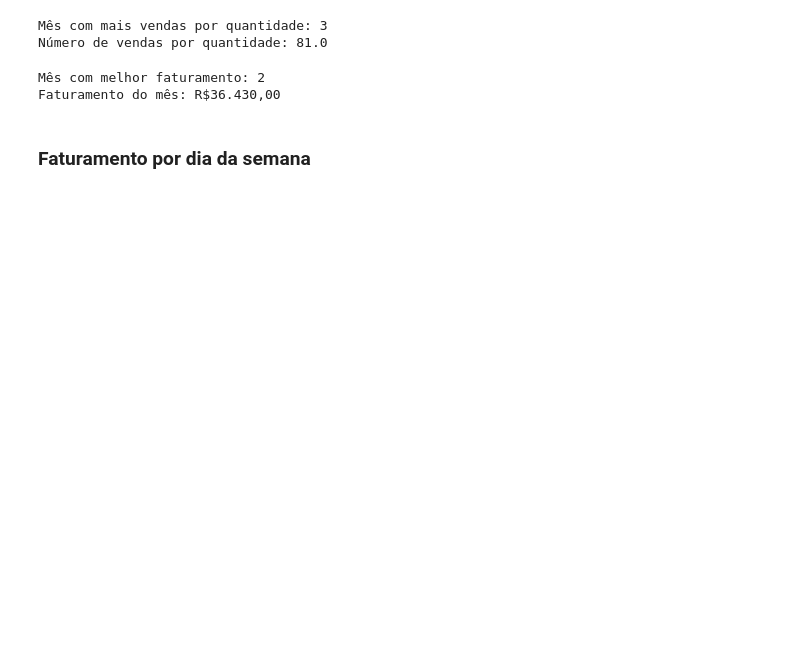
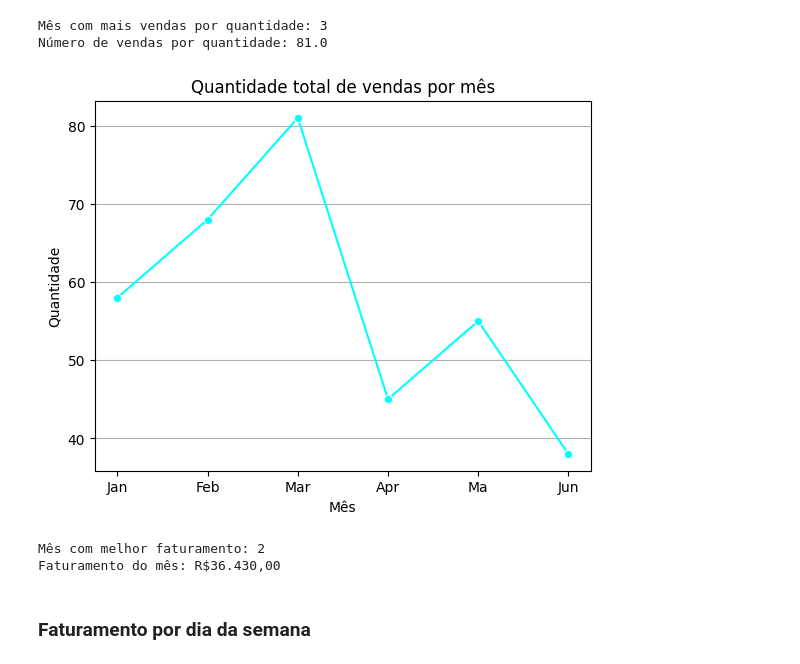
Before and after one commit to GustavoTML/sales-data-analysis-pandas, a Jupyter notebook: analise_nivel_3/dataframe_nivel_3.ipynb, the cells around one changed output. Cells and saved outputs as stored; diff of their text form; code cells hidden in the pictures; blank space fills up the shorter version.

```diff
--- a/analise_nivel_3/dataframe_nivel_3.ipynb
+++ b/analise_nivel_3/dataframe_nivel_3.ipynb
@@ -254,6 +294,22 @@ print(f"Número de vendas por quantidade: {df_melhor_mes_por_quant.max()}")
 # %% [output]
 Mês com mais vendas por quantidade: 3
 Número de vendas por quantidade: 81.0
+# %%
+graf_mes_por_quant = df_melhor_mes_por_vendas.copy()
+graf_mes_por_quant = df_melhor_mes_por_quant.reset_index()
+
+sns.lineplot(data=graf_mes_por_quant, x="mes", y="quantidade", color="cyan", marker="o")
+
+plt.title("Quantidade total de vendas por mês")
+plt.xlabel("Mês")
+plt.ylabel("Quantidade")
+plt.grid(axis="y")
+
+plt.gca().xaxis.set_major_formatter(mtike.FuncFormatter(lambda x, _: meses[int(x-1)]))
+
+plt.show()
+# %% [output]
+[figure, added]
 # %%
 df_melhor_mes_por_fat = df_full.groupby("mes")["valor_total"].sum()
 print(f"Mês com melhor faturamento: {df_melhor_mes_por_fat.idxmax()}")
```
Also changed, not shown: parts of 9 cells of this notebook.
